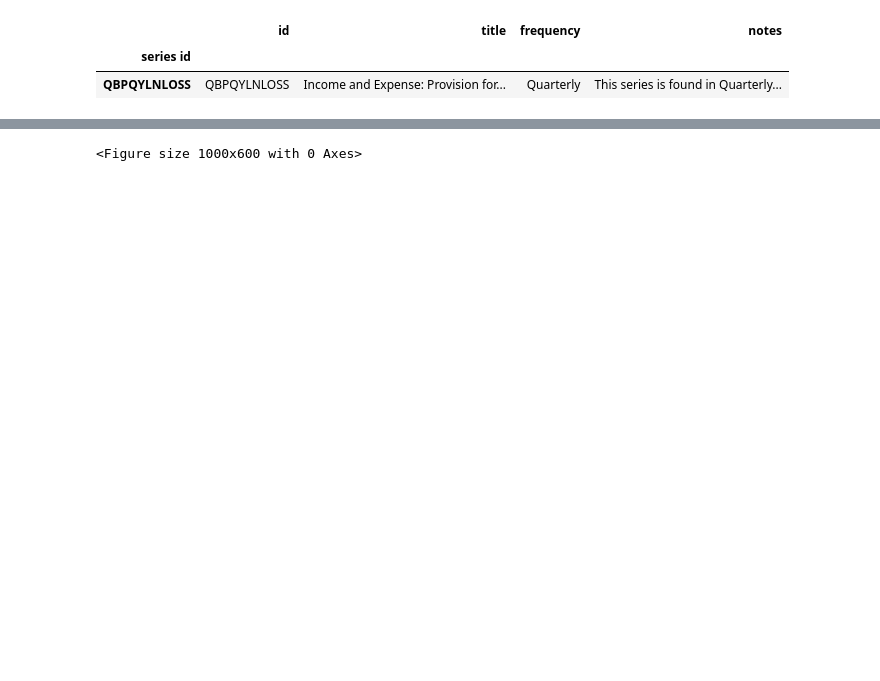
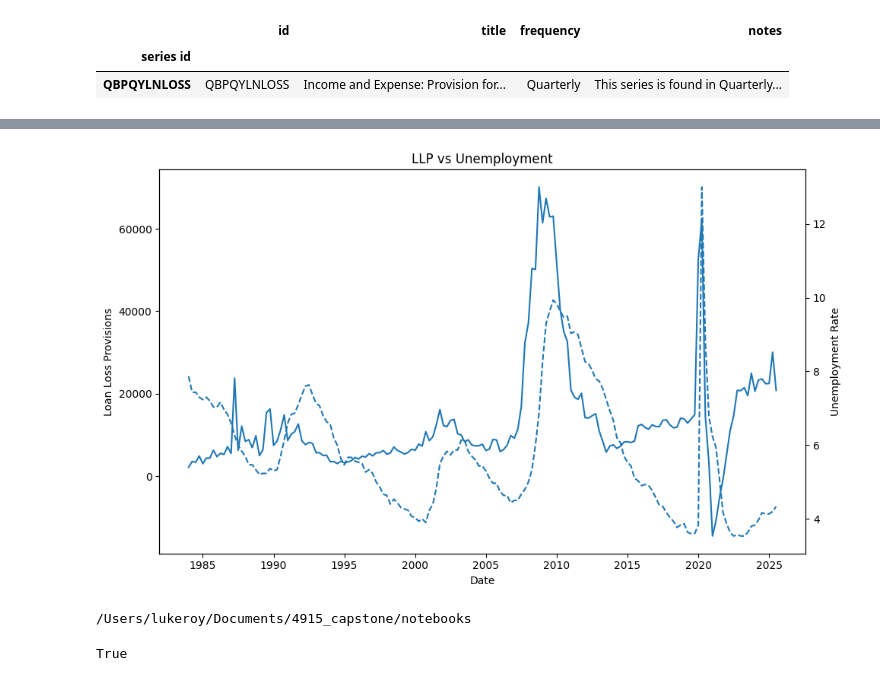
Before and after one commit to lukeroy007/4915_capstone, a Jupyter notebook: notebooks/01_data_collection.ipynb, the cells around one changed output, grey strips where cells are left out. Drawn from its saved outputs; the diff is of its cells as text; code cells hidden in the pictures; blank space fills up the shorter version.

```diff
--- a/notebooks/01_data_collection.ipynb
+++ b/notebooks/01_data_collection.ipynb
@@ -53,0 +81,7 @@ llp.plot(title="Loan Loss Provisions (All Commercial Banks)")
+# %%
+# Pull macro series
+
+unrate = fred.get_series("UNRATE").to_frame(name="unemployment")
+indpro = fred.get_series("INDPRO").to_frame(name="indpro")
+spread = fred.get_series("T10Y3M").to_frame(name="term_spread")
+recession = fred.get_series("USREC").to_frame(name="recession")
@@ -53,0 +104,8 @@ llp.plot(title="Loan Loss Provisions (All Commercial Banks)")
+# %%
+# Resample to Quarter Start
+
+unrate_q = unrate.resample("QS").mean()
+indpro_q = indpro.resample("QS").mean()
+spread_q = spread.resample("QS").mean()
+
+recession_q = recession.resample("QS").max()
@@ -53,0 +146,5 @@ llp.plot(title="Loan Loss Provisions (All Commercial Banks)")
+# %%
+# Join llp and unemp
+
+
+df = llp.join(unrate_q, how="inner")
@@ -53,0 +157,5 @@ llp.plot(title="Loan Loss Provisions (All Commercial Banks)")
+# %%
+# Merge the rest
+df = df.join(indpro_q, how="inner")
+df = df.join(recession_q, how="inner")
+df = df.join(spread_q, how="inner")
@@ -54,12 +190,47 @@ llp.plot(title="Loan Loss Provisions (All Commercial Banks)")
 # %%
-import matplotlib.pyplot as plt
+# Plot and Save our figure
+
+#import matplotlib.pyplot as plt
 
 plt.figure(figsize=(10,6))
-llp.plot()
+plt.plot(df.index, df["llp"])
 plt.title("Loan Loss Provisions (All Commercial Banks)")
 plt.ylabel("Millions of Dollars")
+plt.xlabel("Date")
 plt.tight_layout()
 plt.savefig("../figures/llp_over_time.png", dpi=300)
 plt.close()
-# %% [output]
-<Figure size 1000x600 with 0 Axes>
+# %%
+fig, ax1 = plt.subplots(figsize=(10,6))
+
+ax1.plot(df.index, df["llp"])
+ax1.set_ylabel("Loan Loss Provisions")
+ax1.set_xlabel("Date")
+
+ax2 = ax1.twinx()
+ax2.plot(df.index, df["unemployment"], linestyle="--")
+ax2.set_ylabel("Unemployment Rate")
+
+plt.title("LLP vs Unemployment")
+plt.tight_layout()
+
+plt.show()   # <-- this makes it display
+# %% [output]
+[figure, added]
+# %%
+# Let's save our dataset
+
+df.index.name = "DATE"
+
+import os
+print(os.getcwd())
+
+#df.to_csv("../data/processed/quarterly_llp_macro.csv")
+# %% [output]
+/Users/lukeroy/Documents/4915_capstone/notebooks
+# %%
+# Verify file exists
+
+os.path.exists("../data/processed/quarterly_llp_macro.csv")
+# %% [output]
+True
```
Also changed, not shown: parts of 15 cells of this notebook, 3 other files.
